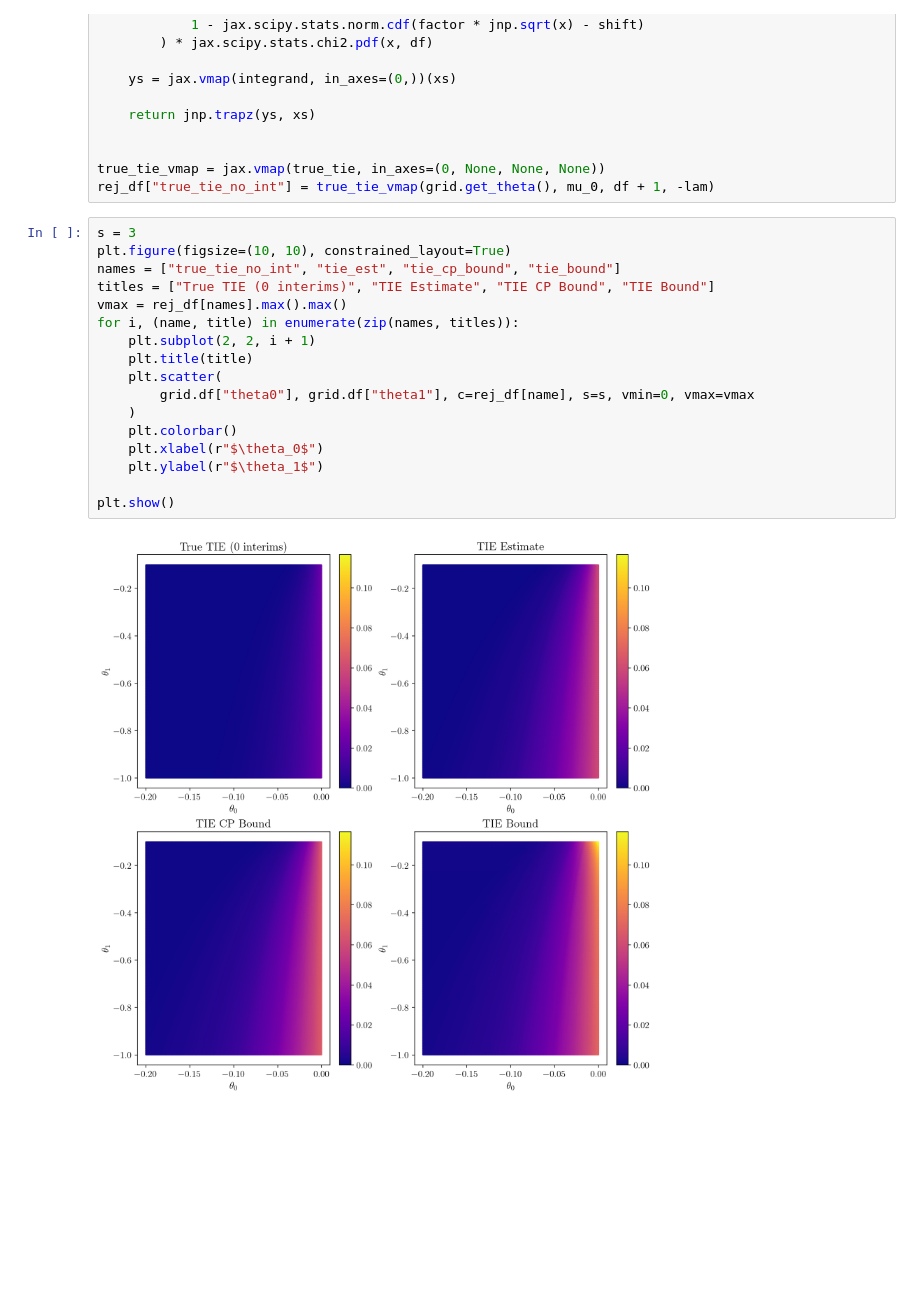
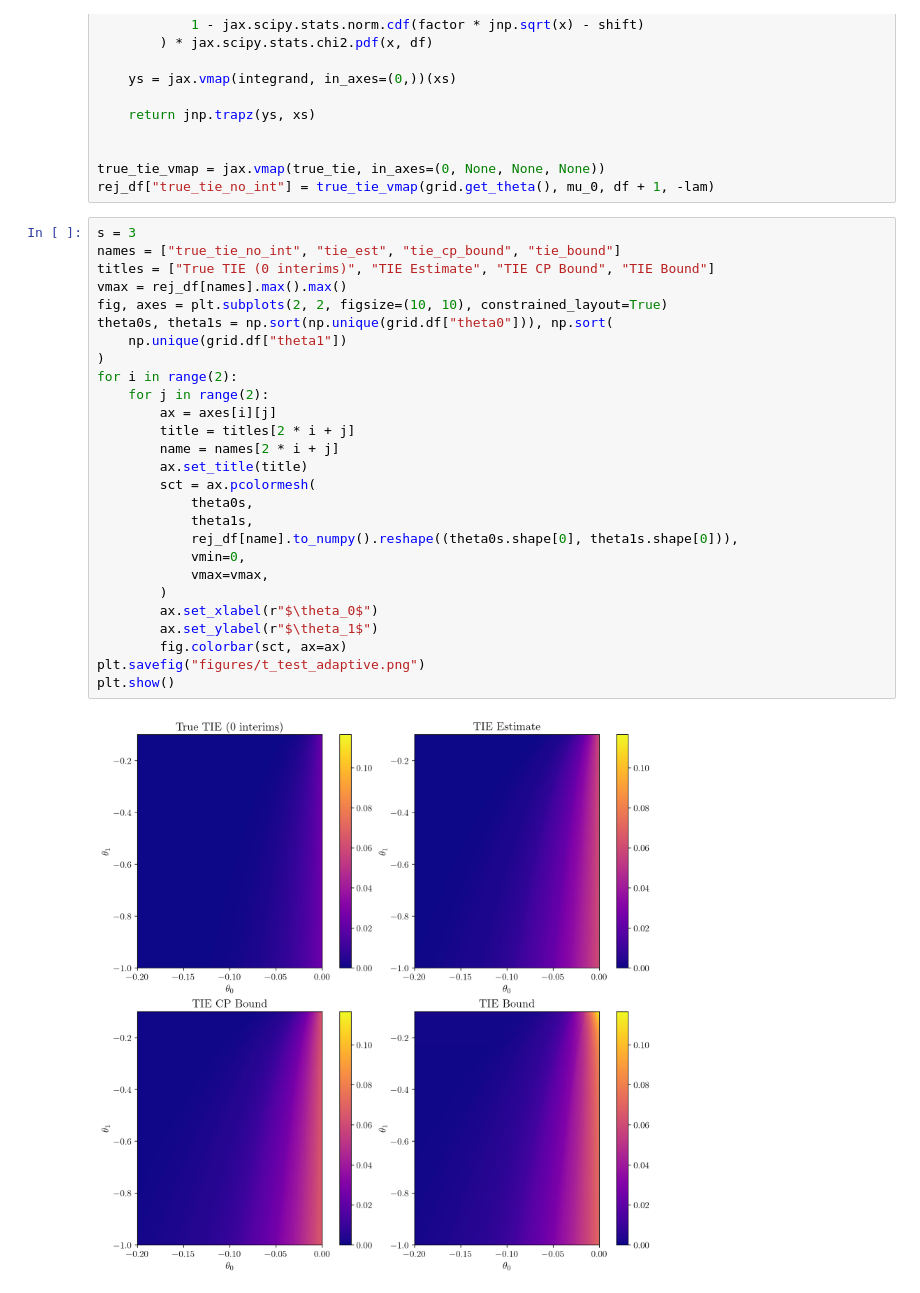
Before and after one commit to Confirm-Solutions/imprint, a Jupyter notebook: tutorials/t_test_adaptive.ipynb, the cells around one changed output. Drawn from its saved outputs; the diff is of its cells as text; blank space fills up the shorter version.

Commit message:
Add t-test adaptive figure saving (#253)
* Add notebook

* Add correct order

* Delete pdf and add png for the slides

```diff
--- a/tutorials/t_test_adaptive.ipynb
+++ b/tutorials/t_test_adaptive.ipynb
@@ -199,20 +202,30 @@ true_tie_vmap = jax.vmap(true_tie, in_axes=(0, None, None, None))
 rej_df["true_tie_no_int"] = true_tie_vmap(grid.get_theta(), mu_0, df + 1, -lam)
 # %%
 s = 3
-plt.figure(figsize=(10, 10), constrained_layout=True)
 names = ["true_tie_no_int", "tie_est", "tie_cp_bound", "tie_bound"]
 titles = ["True TIE (0 interims)", "TIE Estimate", "TIE CP Bound", "TIE Bound"]
 vmax = rej_df[names].max().max()
-for i, (name, title) in enumerate(zip(names, titles)):
-    plt.subplot(2, 2, i + 1)
-    plt.title(title)
-    plt.scatter(
-        grid.df["theta0"], grid.df["theta1"], c=rej_df[name], s=s, vmin=0, vmax=vmax
-    )
-    plt.colorbar()
-    plt.xlabel(r"$\theta_0$")
-    plt.ylabel(r"$\theta_1$")
-
+fig, axes = plt.subplots(2, 2, figsize=(10, 10), constrained_layout=True)
+theta0s, theta1s = np.sort(np.unique(grid.df["theta0"])), np.sort(
+    np.unique(grid.df["theta1"])
+)
+for i in range(2):
+    for j in range(2):
+        ax = axes[i][j]
+        title = titles[2 * i + j]
+        name = names[2 * i + j]
+        ax.set_title(title)
+        sct = ax.pcolormesh(
+            theta0s,
+            theta1s,
+            rej_df[name].to_numpy().reshape((theta0s.shape[0], theta1s.shape[0])),
+            vmin=0,
+            vmax=vmax,
+        )
+        ax.set_xlabel(r"$\theta_0$")
+        ax.set_ylabel(r"$\theta_1$")
+        fig.colorbar(sct, ax=ax)
+plt.savefig("figures/t_test_adaptive.png")
 plt.show()
 # %% [output]
-[figure, old version]
+[figure, new version]
```
Also changed, not shown: parts of 2 cells of this notebook, 2 other files.
